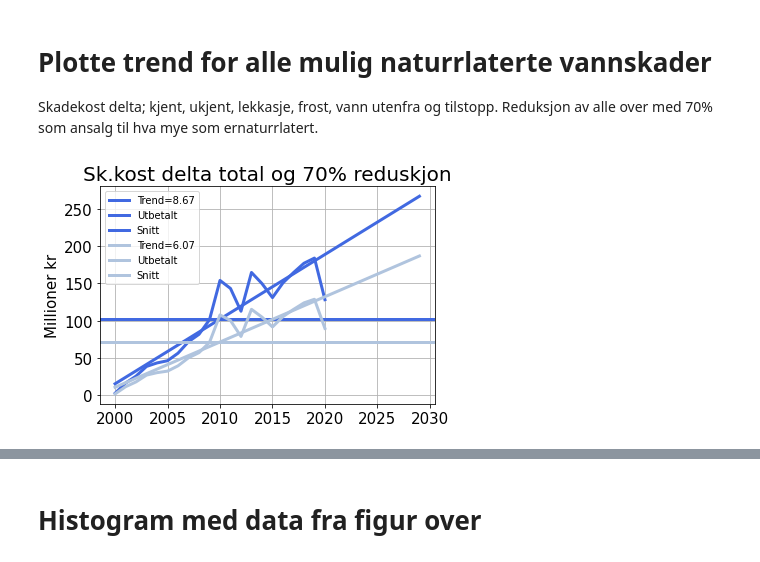
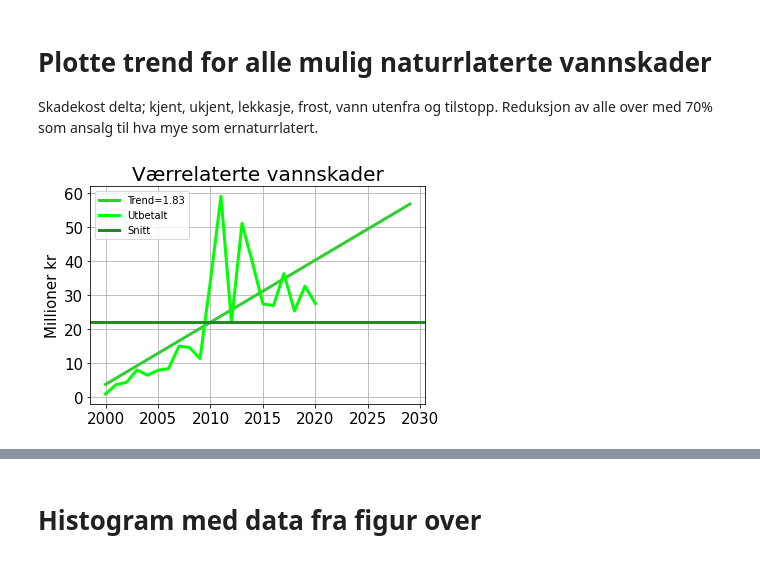
Before and after one commit to eirikngard/Eika, a Jupyter notebook: Vannskader_total.ipynb, the cells around one changed output, grey strips where cells are left out. Cells and saved outputs as stored; diff of their text form; code cells hidden in the pictures.

```diff
--- a/Vannskader_total.ipynb
+++ b/Vannskader_total.ipynb
@@ -119,23 +119,23 @@ Reduksjon av alle over med 70% som ansalg til hva mye som ernaturrlatert.
 # %%
 from matplotlib.ticker import ScalarFormatter
 
-tot = kjent2+ukjent2+frost2+til2+inn2+lekkasje2
+tot = frost2+til2+inn2#+lekkasje2+kjent2+ukjent2
 tot_red = kjent2*0.7+ukjent2*0.7+frost2*0.7+til2*0.7+inn2*0.7+lekkasje2*0.7
 da = np.array([tot,tot_red])
 colo = np.array(['royalblue','lightsteelblue'])
 fig, ax = plt.subplots()#, figsize=(10,10))\n",
-for i,j in zip(da,colo):
-  snitt = np.mean(i)
-  a,b = linreg(range(len(i)),i)  #//x=skade
-  trendline=[a*index + b for index in range(len(år))]; trend=round(a,2)
-  plt.plot(år,trendline,label="Trend="+str(trend),color=j,linewidth=3)
-  plt.plot(år[:-9],i,label="Utbetalt",color=j,linewidth=3)
-  plt.axhline(y=snitt,label='Snitt', color=j,linewidth=3)
-  plt.ylabel("Millioner kr",size=15)
-  ax = plt.gca()
-  ax.tick_params(axis = 'both', which = 'major', labelsize = 15)
+#for i,j in zip(da,colo):
+snitt = np.mean(tot)
+a,b = linreg(range(len(tot)),tot)  #//x=skade
+trendline=[a*index + b for index in range(len(år))]; trend=round(a,2)
+plt.plot(år,trendline,label="Trend="+str(trend),color='limegreen',linewidth=3)
+plt.plot(år[:-9],tot,label="Utbetalt",color='lime',linewidth=3)
+plt.axhline(y=snitt,label='Snitt', color='forestgreen',linewidth=3)
+plt.ylabel("Millioner kr",size=15)
+ax = plt.gca()
+ax.tick_params(axis = 'both', which = 'major', labelsize = 15)
 plt.grid(),plt.legend()
-plt.title("Sk.kost delta total og 70% reduskjon",size=20)
+plt.title("Værrelaterte vannskader",size=20)
 plt.show()
 # %% [output]
-[figure, old version]
+[figure, new version]
```
Also changed, not shown: parts of 7 cells of this notebook.
